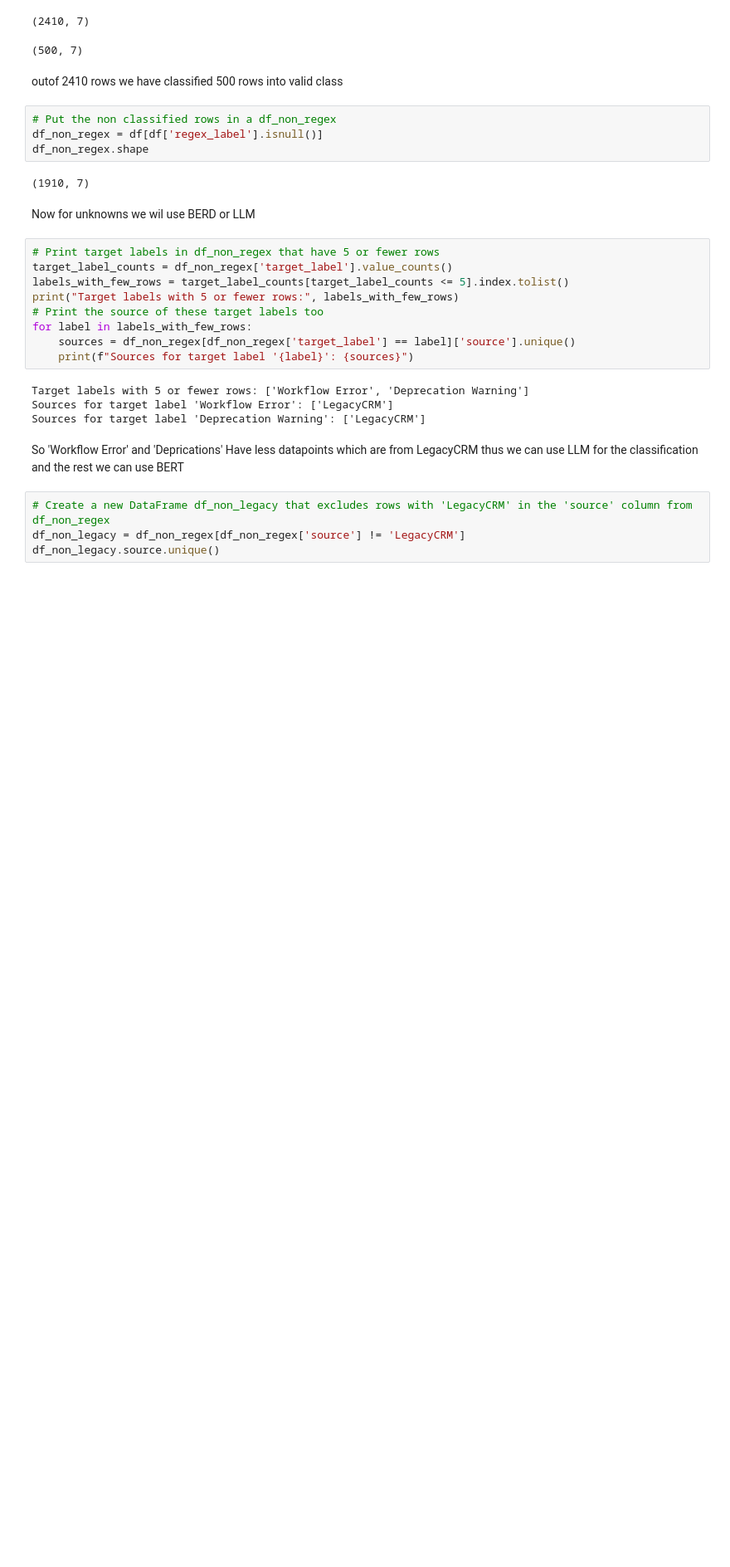
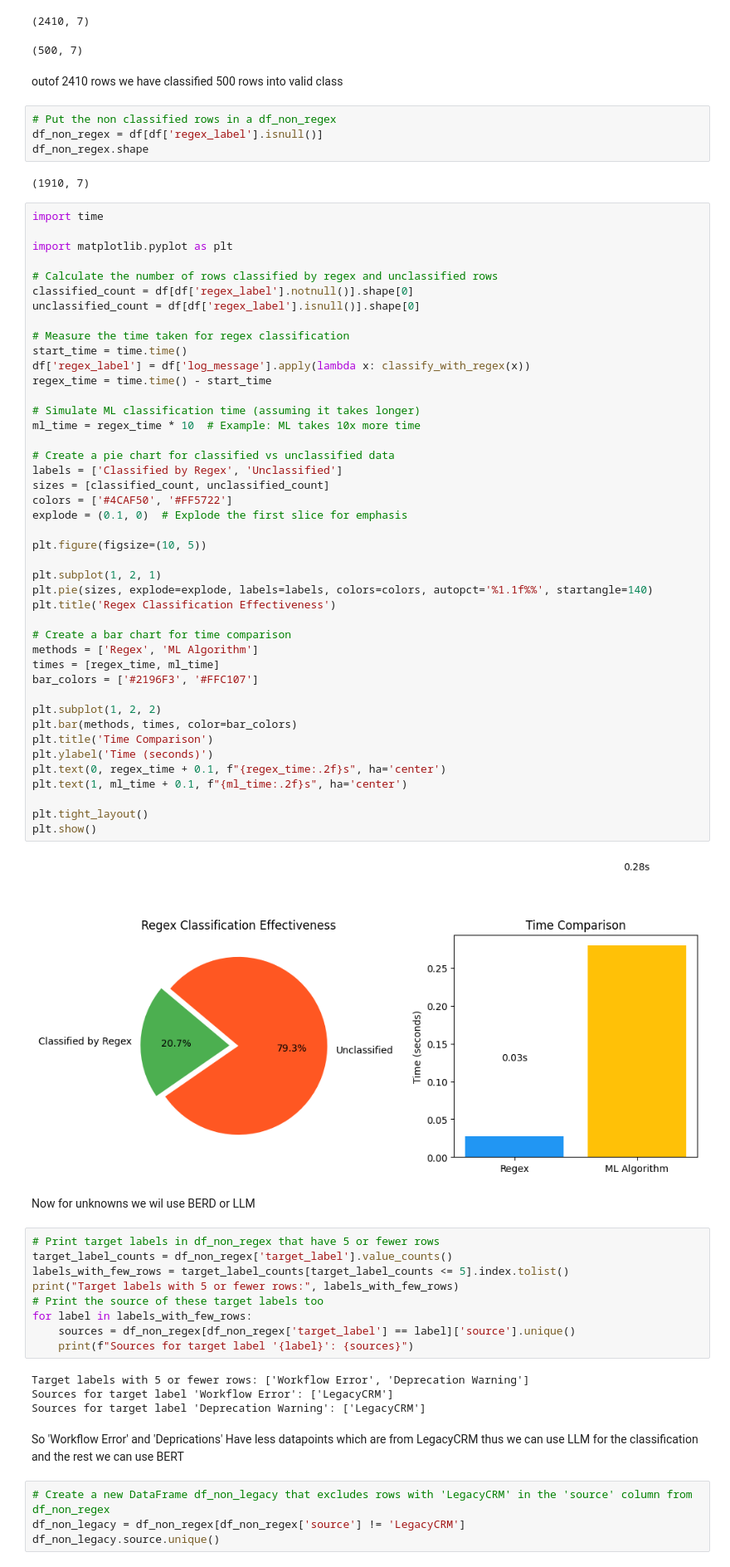
Before and after one commit to AbdullahAlAlif/log_classification, a Jupyter notebook: log_Classification.ipynb, the cells around one changed output. Shown at 83% size. Drawn from its saved outputs; the diff is of its cells as text; blank space fills up the shorter version.

```diff
--- a/log_Classification.ipynb
+++ b/log_Classification.ipynb
@@ -177,6 +205,51 @@ df_non_regex = df[df['regex_label'].isnull()]
 df_non_regex.shape
 # %% [output]
 (1910, 7)
+# %%
+import time
+
+import matplotlib.pyplot as plt
+
+# Calculate the number of rows classified by regex and unclassified rows
+classified_count = df[df['regex_label'].notnull()].shape[0]
+unclassified_count = df[df['regex_label'].isnull()].shape[0]
+
+# Measure the time taken for regex classification
+start_time = time.time()
+df['regex_label'] = df['log_message'].apply(lambda x: classify_with_regex(x))
+regex_time = time.time() - start_time
+
+# Simulate ML classification time (assuming it takes longer)
+ml_time = regex_time * 10  # Example: ML takes 10x more time
+
+# Create a pie chart for classified vs unclassified data
+labels = ['Classified by Regex', 'Unclassified']
+sizes = [classified_count, unclassified_count]
+colors = ['#4CAF50', '#FF5722']
+explode = (0.1, 0)  # Explode the first slice for emphasis
+
+plt.figure(figsize=(10, 5))
+
+plt.subplot(1, 2, 1)
+plt.pie(sizes, explode=explode, labels=labels, colors=colors, autopct='%1.1f%%', startangle=140)
+plt.title('Regex Classification Effectiveness')
+
+# Create a bar chart for time comparison
+methods = ['Regex', 'ML Algorithm']
+times = [regex_time, ml_time]
+bar_colors = ['#2196F3', '#FFC107']
+
+plt.subplot(1, 2, 2)
+plt.bar(methods, times, color=bar_colors)
+plt.title('Time Comparison')
+plt.ylabel('Time (seconds)')
+plt.text(0, regex_time + 0.1, f"{regex_time:.2f}s", ha='center')
+plt.text(1, ml_time + 0.1, f"{ml_time:.2f}s", ha='center')
+
+plt.tight_layout()
+plt.show()
+# %% [output]
+[figure, added]
 # %% [markdown]
 Now for unknowns we wil use BERD or LLM
 # %%
```
Also changed, not shown: parts of 4 cells of this notebook, 13 other files.
